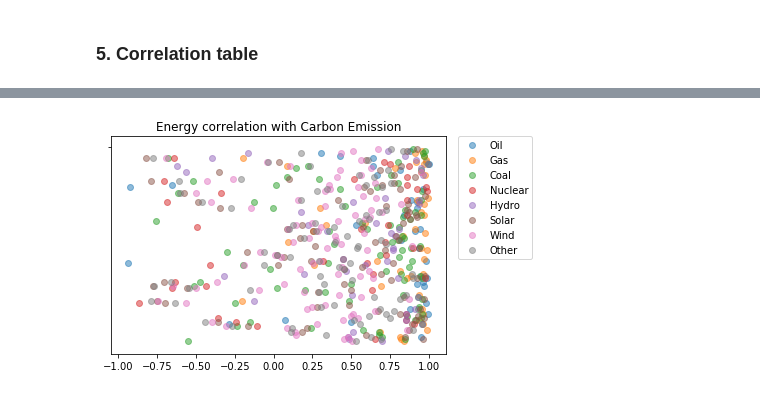
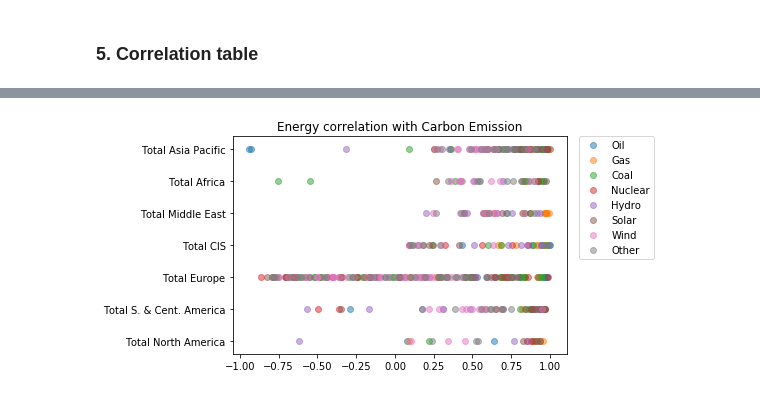
Before and after one commit to Tayzerdo/Renewable-energy, a Jupyter notebook: Comparison.ipynb, the cells around one changed output, grey strips where cells are left out. Drawn from its saved outputs; the diff is of its cells as text; code cells hidden in the pictures.

```diff
--- a/Comparison.ipynb
+++ b/Comparison.ipynb
@@ -227,4 +258,6 @@ Index(['Australia', 'Bangladesh', 'China', 'China Hong Kong SAR', 'India',
       dtype='object', name='Countries')
+# %%
+Countries_Region = [North_America,Cent_America,Europe,CIS,Middle_East,Africa,Asia_Pacific]
 # %% [markdown]
 ### 5. Correlation table
 # %%
@@ -274,6 +331,5 @@ Western Africa don't have information of Coal
 # %%
 # Set the correlation with Carbon for each countrie
 a.rename(columns={'Carbon':'Countries'}, inplace =True)
-a.set_index('Countries', inplace=True)
 display(a)
 # %% [output]
@@ -293,0 +349,3 @@ display(a)
+# %%
+ahhh=a.set_index('Countries')
+ahhh
@@ -293,0 +367,23 @@ display(a)
+# %%
+y = []
+
+for i in range(0,len(Countries)):
+    if a.iloc[i,0] in Countries_Region[0]:
+        y.append(Regions[0])
+    elif a.iloc[i,0] in Countries_Region[1]:
+        y.append(Regions[1])
+    elif a.iloc[i,0] in Countries_Region[2]:
+        y.append(Regions[2])
+    elif a.iloc[i,0] in Countries_Region[3]:
+        y.append(Regions[3])
+    elif a.iloc[i,0] in Countries_Region[4]:
+        y.append(Regions[4])
+    elif a.iloc[i,0] in Countries_Region[5]:
+        y.append(Regions[5])
+    elif a.iloc[i,0] in Countries_Region[6]:
+        y.append(Regions[6])
+
+a['Regions'] = y
+
+a.set_index('Regions',inplace=True)
+display(a)
@@ -294,8 +405,7 @@ display(a)
 # %%
-for i in range(0,len(a.columns)):
+for i in range(1,len(a.columns)):
     plt.scatter(a.iloc[:,i],a.index, alpha=0.5)
     plt.legend(energy,bbox_to_anchor=(1.02,1.025), loc="upper left")
-    plt.yticks('')
     plt.title('Energy correlation with Carbon Emission')
 # %% [output]
-[figure, old version]
+[figure, new version]
```
Also changed, not shown: parts of 21 cells of this notebook.
